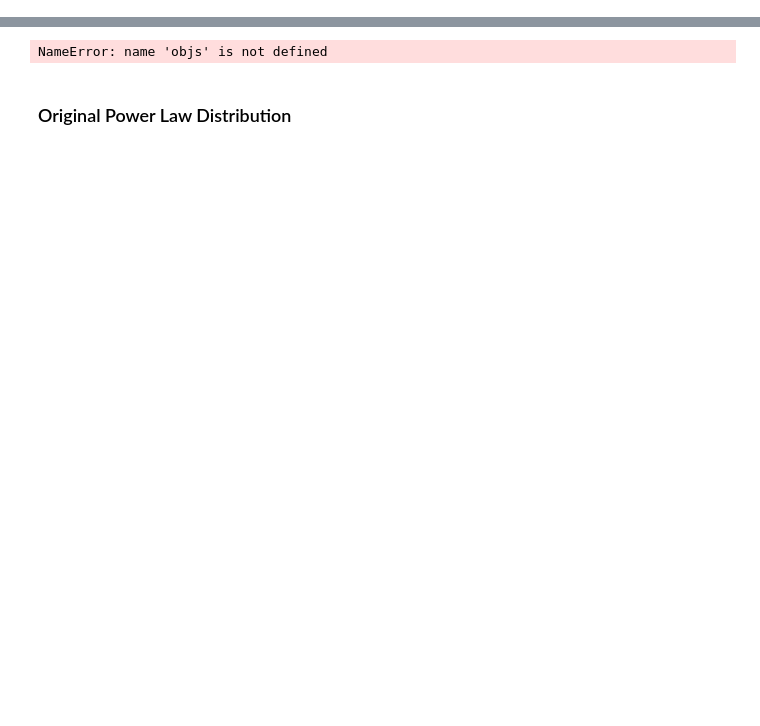
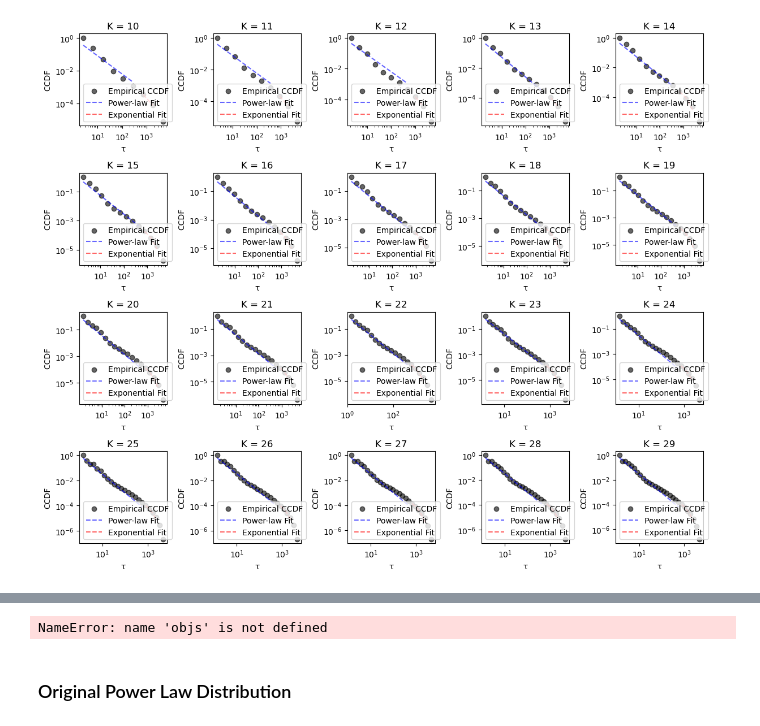
Before and after one commit to jin-awoo/bursty, a Jupyter notebook: other power laws.ipynb, the cells around one changed output, grey strips where cells are left out. Drawn from its saved outputs; the diff is of its cells as text; code cells hidden in the pictures; blank space fills up the shorter version.

```diff
--- a/other power laws.ipynb
+++ b/other power laws.ipynb
@@ -27,0 +363,85 @@ objs[1]['chat']
+# %%
+import numpy as np
+import matplotlib.pyplot as plt
+from scipy.optimize import curve_fit
+
+def empirical_ccdf(data, bins):
+    counts, bin_edges = np.histogram(data, bins=bins, density=True)
+    cdf = np.cumsum(counts[::-1])[::-1]  # Reverse cumulative sum
+    ccdf = cdf / cdf[0]  # Normalize to 1
+    return bin_edges[1:], ccdf
+
+def empirical_pdf(data, bins):
+    counts, bin_edges = np.histogram(data, bins=bins, density=True)
+    pdf = counts / np.sum(counts)  # Normalize to sum to 1
+    return bin_edges[1:], pdf
+
+def power_law(x, gamma):
+    return x ** -gamma
+
+def exponential(x, A, beta):
+    return A * np.exp(-beta * x)
+
+
+def fit_bimodal(data, tau_0, tau_1, t, K):
+    data = np.array(data)  # Ensure data is a NumPy array
+
+    # Compute empirical CCDF
+    bins = np.logspace(np.log10(min(data)), np.log10(max(data)), K)
+    #print(bins)
+    x_vals, ccdf_vals = empirical_ccdf(data, bins)
+
+    # Fit power-law
+    pl_x = x_vals[(x_vals >= tau_1) & (x_vals < tau_0 - t)]
+    pl_y = ccdf_vals[(x_vals >= tau_1) & (x_vals < tau_0 - t)]
+    popt_pl, _ = curve_fit(lambda x, gamma: power_law(x, gamma), pl_x, pl_y,p0=[1.5])
+
+    # Fit exponential
+    exp_x = x_vals[x_vals > tau_0 + t]
+    exp_y = ccdf_vals[x_vals > tau_0 + t]
+
+    if len(exp_x) > 0 and len(exp_y) > 0:
+        popt_exp, _ = curve_fit(lambda x, A, beta: exponential(x, A, beta), exp_x, exp_y,p0=[1, 0.01])
+    else:
+        print("Warning: No valid exponential data. Adjust τ₀ or t.")
+        popt_exp = [np.nan, np.nan]  # Placeholder for failed fit
+
+    return x_vals, ccdf_vals, popt_pl[0], popt_exp  # Ensure popt_exp is returned
+
+def plot_ccdf_comparison(data, tau_0, tau_1, t):
+    plt.figure(figsize=(12, 10))
+
+    for i, K in enumerate(range(10, 30)):
+        x_vals, ccdf_vals, gamma, popt_exp = fit_bimodal(data, tau_0, tau_1, t, K)
+
+        # Compute theoretical CCDF
+        pl_x = x_vals[x_vals < tau_0 - t]
+        exp_x = x_vals[(x_vals > tau_0 + t) & (x_vals < 3000)]
+
+        pl_ccdf = power_law(pl_x, gamma)
+        exp_ccdf = exponential(exp_x, *popt_exp)
+
+        plt.subplot(4,5, i + 1)
+        plt.scatter(x_vals, ccdf_vals, label='Empirical CCDF', color='black', alpha=0.6)
+        plt.plot(pl_x, pl_ccdf, color='blue',linestyle='dashed', label='Power-law Fit', alpha=0.6)
+        plt.plot(exp_x, exp_ccdf, color='red', linestyle='dashed',label='Exponential Fit', alpha=0.6)
+
+        plt.xscale('log')
+        plt.yscale('log')
+        plt.xlabel('τ')
+        plt.ylabel('CCDF')
+        plt.title(f'K = {K}')
+        plt.legend()
+
+    plt.tight_layout()
+    plt.show()
+
+# Example Usage (Replace with actual data)
+tau_1 = 10
+t = 20
+K = 30
+best_tau0 = 600
+# best_tau0, _, _ = find_best_tau0(data, tau_1, t, K)
+plot_ccdf_comparison(data, best_tau0, tau_1, t)
+# %% [output]
+[figure, added]
```
Also changed, not shown: parts of 33 cells of this notebook, 2 other files.
